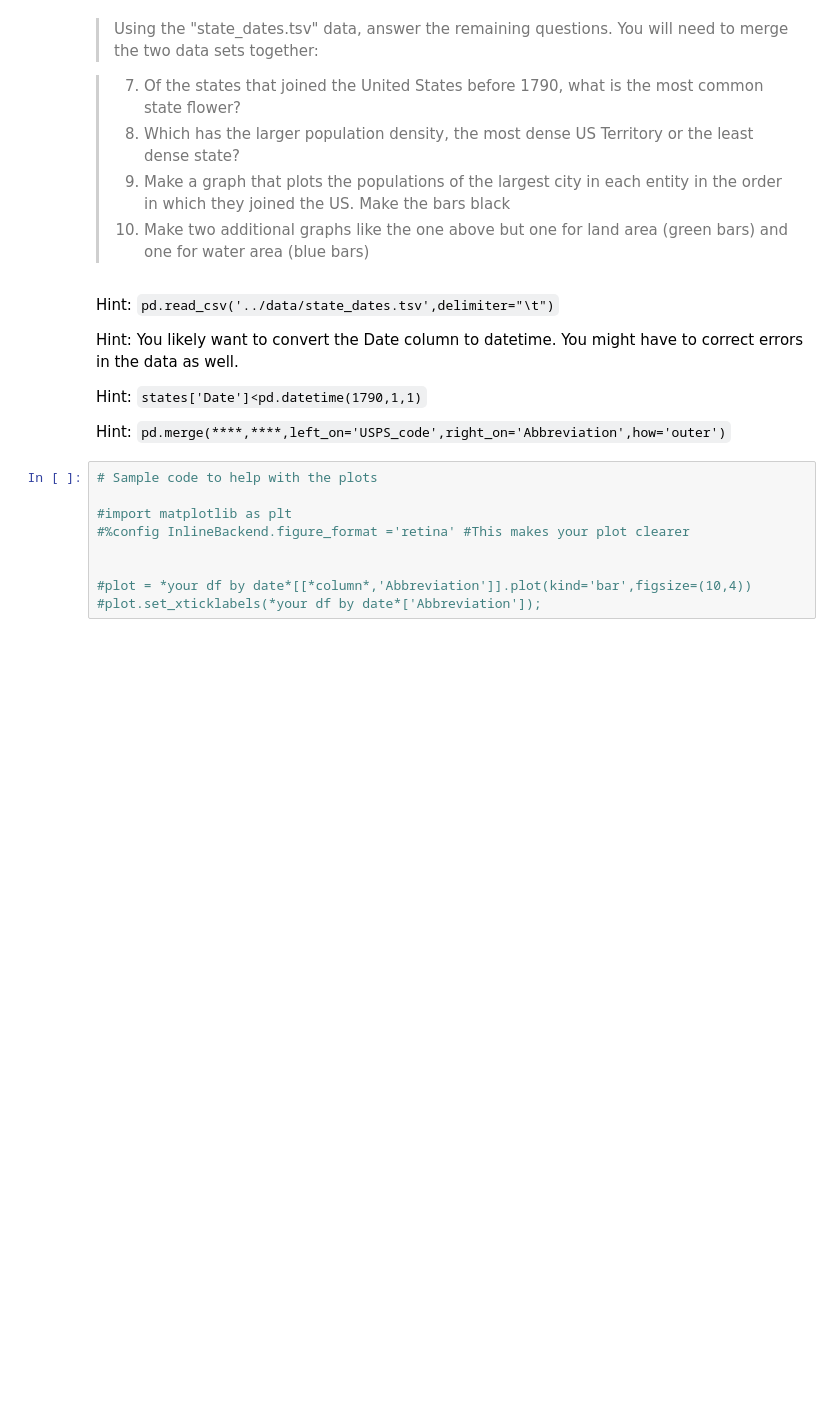
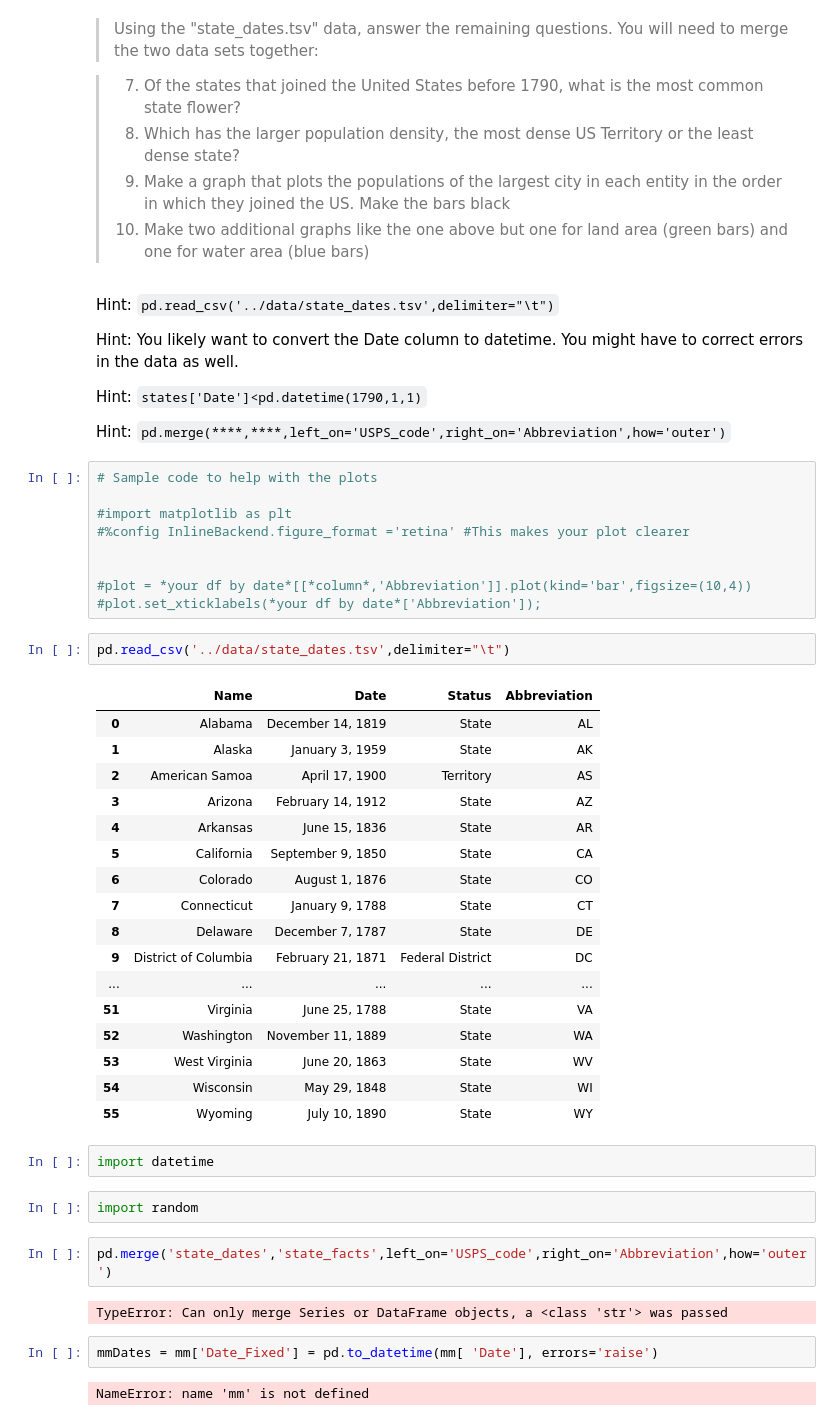
Before and after one commit to Skywalking34562/ds_1300_notebooks, a Jupyter notebook: work/02_assignment.ipynb, the cells around one changed output. Saved outputs shown, nothing was run; the diff lists cells and outputs as text; blank space fills up the shorter version.

```diff
--- a/work/02_assignment.ipynb
+++ b/work/02_assignment.ipynb
@@ -49,3 +123,35 @@ Hint: `pd.merge(****,****,left_on='USPS_code',right_on='Abbreviation',how='outer
 
 #plot = *your df by date*[[*column*,'Abbreviation']].plot(kind='bar',figsize=(10,4))
 #plot.set_xticklabels(*your df by date*['Abbreviation']);
+# %%
+pd.read_csv('../data/state_dates.tsv',delimiter="\t")
+# %% [output]
+|  | Name | Date | Status | Abbreviation |
+| 0 | Alabama | December 14, 1819 | State | AL |
+| 1 | Alaska | January 3, 1959 | State | AK |
+| 2 | American Samoa | April 17, 1900 | Territory | AS |
+| 3 | Arizona | February 14, 1912 | State | AZ |
+| 4 | Arkansas | June 15, 1836 | State | AR |
+| 5 | California | September 9, 1850 | State | CA |
+| 6 | Colorado | August 1, 1876 | State | CO |
+| 7 | Connecticut | January 9, 1788 | State | CT |
+| 8 | Delaware | December 7, 1787 | State | DE |
+| 9 | District of Columbia | February 21, 1871 | Federal District | DC |
+| ... | ... | ... | ... | ... |
+| 51 | Virginia | June 25, 1788 | State | VA |
+| 52 | Washington | November 11, 1889 | State | WA |
+| 53 | West Virginia | June 20, 1863 | State | WV |
+| 54 | Wisconsin | May 29, 1848 | State | WI |
+| 55 | Wyoming | July 10, 1890 | State | WY |
+# %%
+import datetime
+# %%
+import random
+# %%
+pd.merge('state_dates','state_facts',left_on='USPS_code',right_on='Abbreviation',how='outer')
+# %% [output]
+TypeError: Can only merge Series or DataFrame objects, a <class 'str'> was passed
+# %%
+mmDates = mm['Date_Fixed'] = pd.to_datetime(mm[ 'Date'], errors='raise')
+# %% [output]
+NameError: name 'mm' is not defined
```
Also changed, not shown: parts of 12 cells of this notebook.
